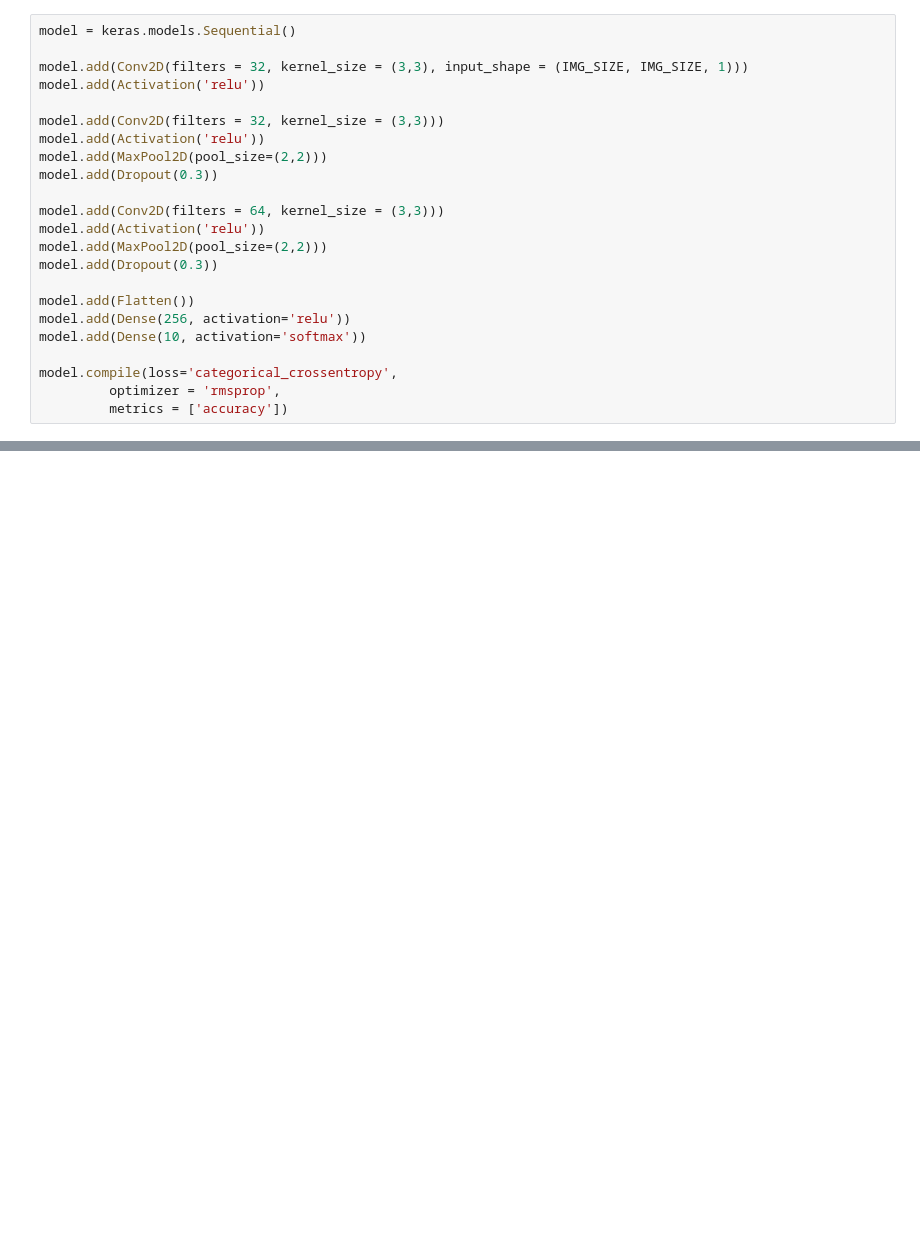
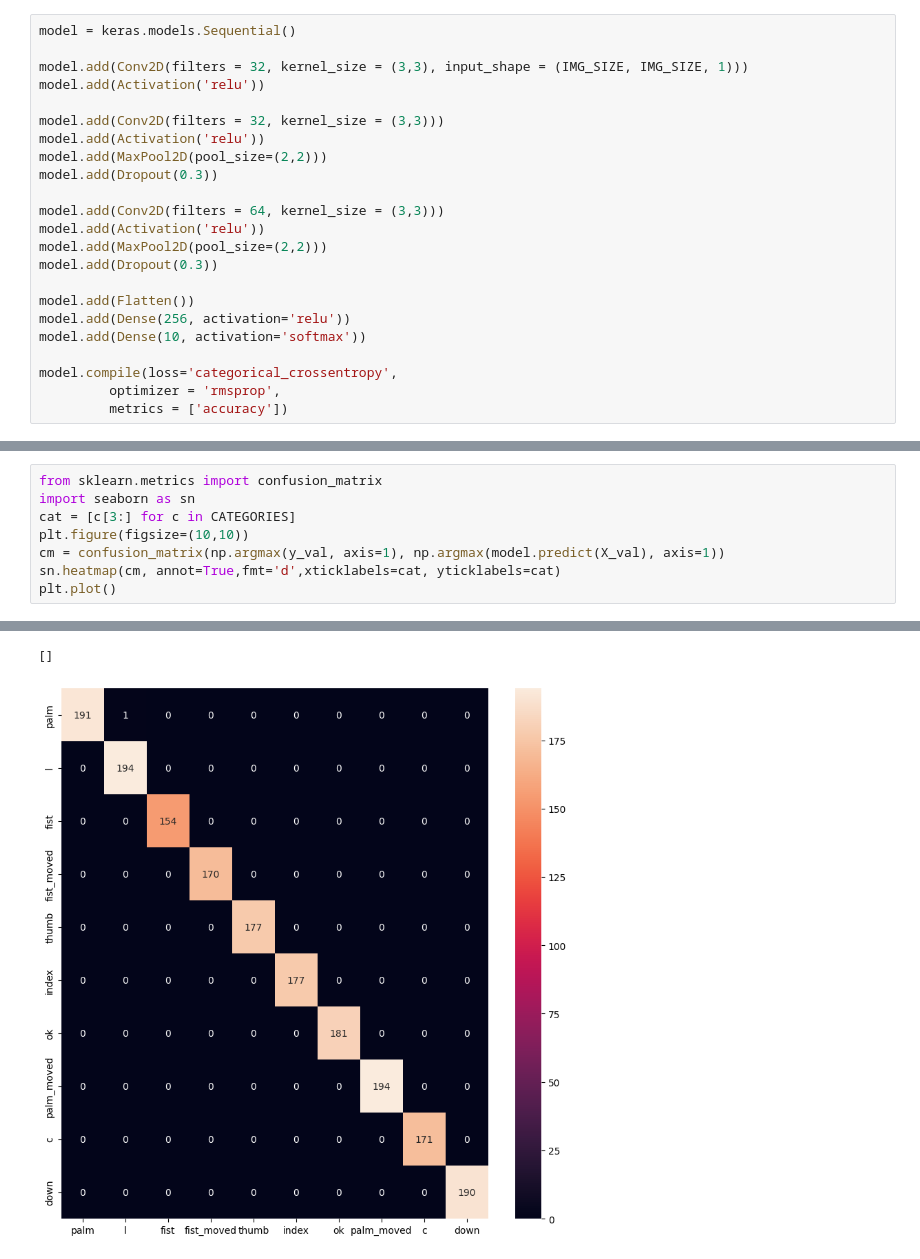
Before and after one commit to LeleLaut/PersonaApp, a Jupyter notebook: MachineLearning/HandRevog.ipynb, the cells around one changed output, grey strips where cells are left out. Cells and saved outputs as stored; diff of their text form; blank space fills up the shorter version.

```diff
--- a/MachineLearning/HandRevog.ipynb
+++ b/MachineLearning/HandRevog.ipynb
@@ -261,0 +253,9 @@ Test accuracy: 100.00%
+# %%
+from sklearn.metrics import confusion_matrix
+import seaborn as sn
+cat = [c[3:] for c in CATEGORIES]
+plt.figure(figsize=(10,10))
+cm = confusion_matrix(np.argmax(y_val, axis=1), np.argmax(model.predict(X_val), axis=1))
+sn.heatmap(cm, annot=True,fmt='d',xticklabels=cat, yticklabels=cat)
+plt.plot()
+# %% [output]
@@ -261,0 +263,2 @@ Test accuracy: 100.00%
+[]
+[figure, added]
```
Also changed, not shown: parts of 20 cells of this notebook, 2 other files.
